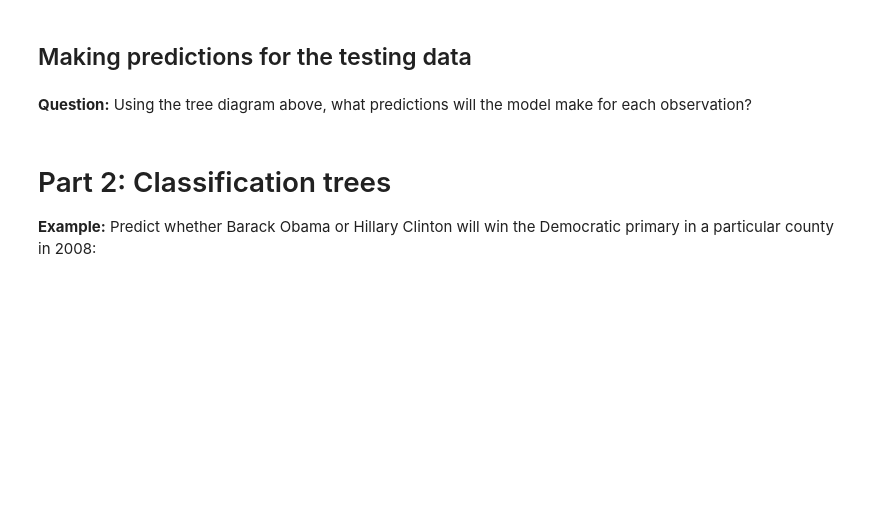
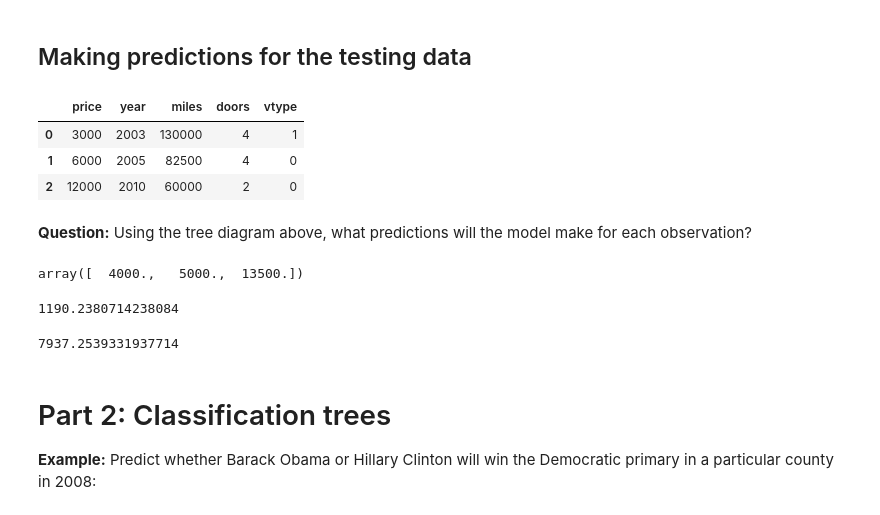
Before and after one commit to justmarkham/DAT7, a Jupyter notebook: notebooks/17_decision_trees.ipynb, the cells around one changed output. Drawn from its saved outputs; the diff is of its cells as text; code cells hidden in the pictures; blank space fills up the shorter version.

```diff
--- a/notebooks/17_decision_trees.ipynb
+++ b/notebooks/17_decision_trees.ipynb
@@ -220,6 +306,26 @@ Reading the leaves:
+# %%
+# read the testing data
+url = 'https://raw.githubusercontent.com/justmarkham/DAT7/master/data/vehicles_test.csv'
+test = pd.read_csv(url)
+test['vtype'] = test.vtype.map({'car':0, 'truck':1})
+test
+# %% [output]
+|  | price | year | miles | doors | vtype |
+| 0 | 3000 | 2003 | 130000 | 4 | 1 |
+| 1 | 6000 | 2005 | 82500 | 4 | 0 |
+| 2 | 12000 | 2010 | 60000 | 2 | 0 |
 # %% [markdown]
 **Question:** Using the tree diagram above, what predictions will the model make for each observation?
 # %%
 # use fitted model to make predictions on testing data
+X_test = test[feature_cols]
+y_test = test.price
+y_pred = treereg.predict(X_test)
+y_pred
+# %% [output]
+array([  4000.,   5000.,  13500.])
 # %%
 # calculate RMSE
+np.sqrt(metrics.mean_squared_error(y_test, y_pred))
+# %% [output]
+1190.2380714238084
@@ -228,3 +332,11 @@ Reading the leaves:
+# %%
+# calculate RMSE for your own tree!
+y_test = [3000, 6000, 12000]
+y_pred = [0, 0, 0]
+from sklearn import metrics
+np.sqrt(metrics.mean_squared_error(y_test, y_pred))
+# %% [output]
+7937.2539331937714
 # %% [markdown]
 # Part 2: Classification trees
 
```
Also changed, not shown: parts of 38 cells of this notebook, 1 other file.
